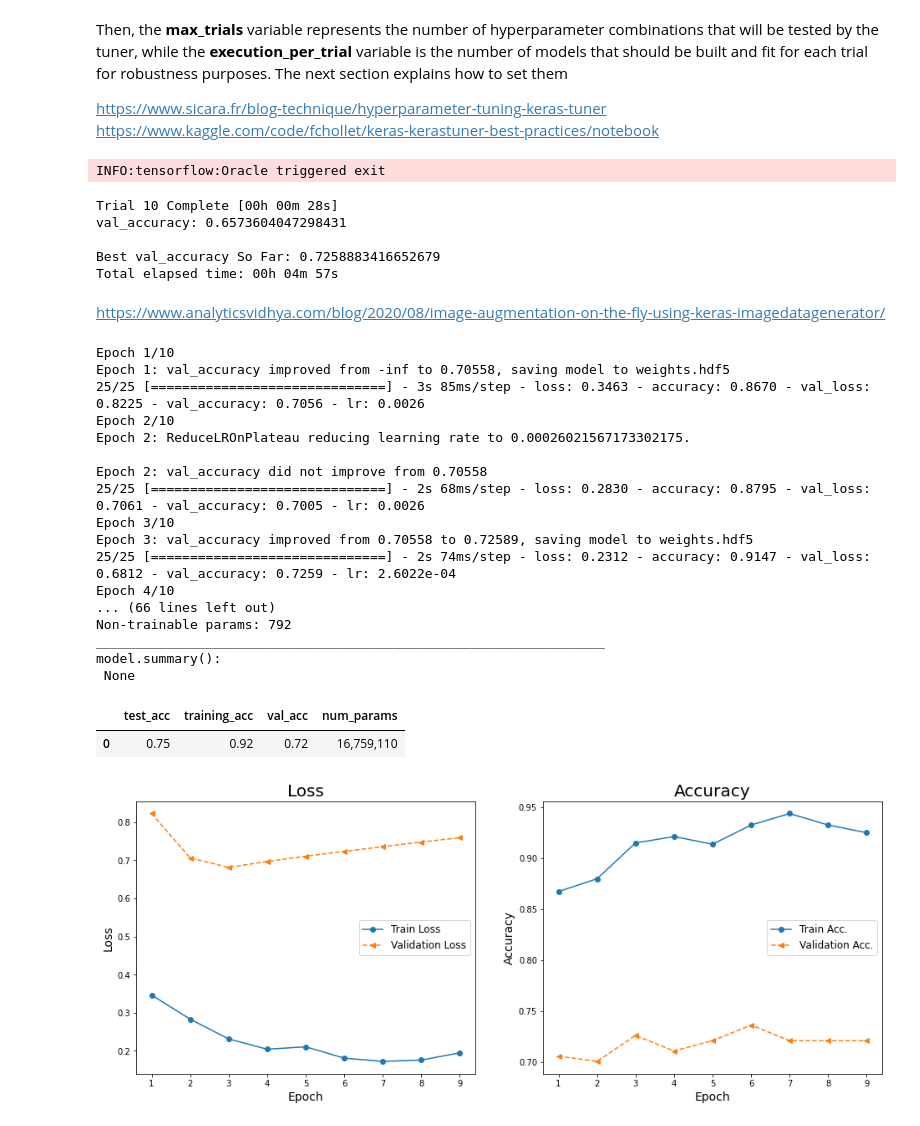
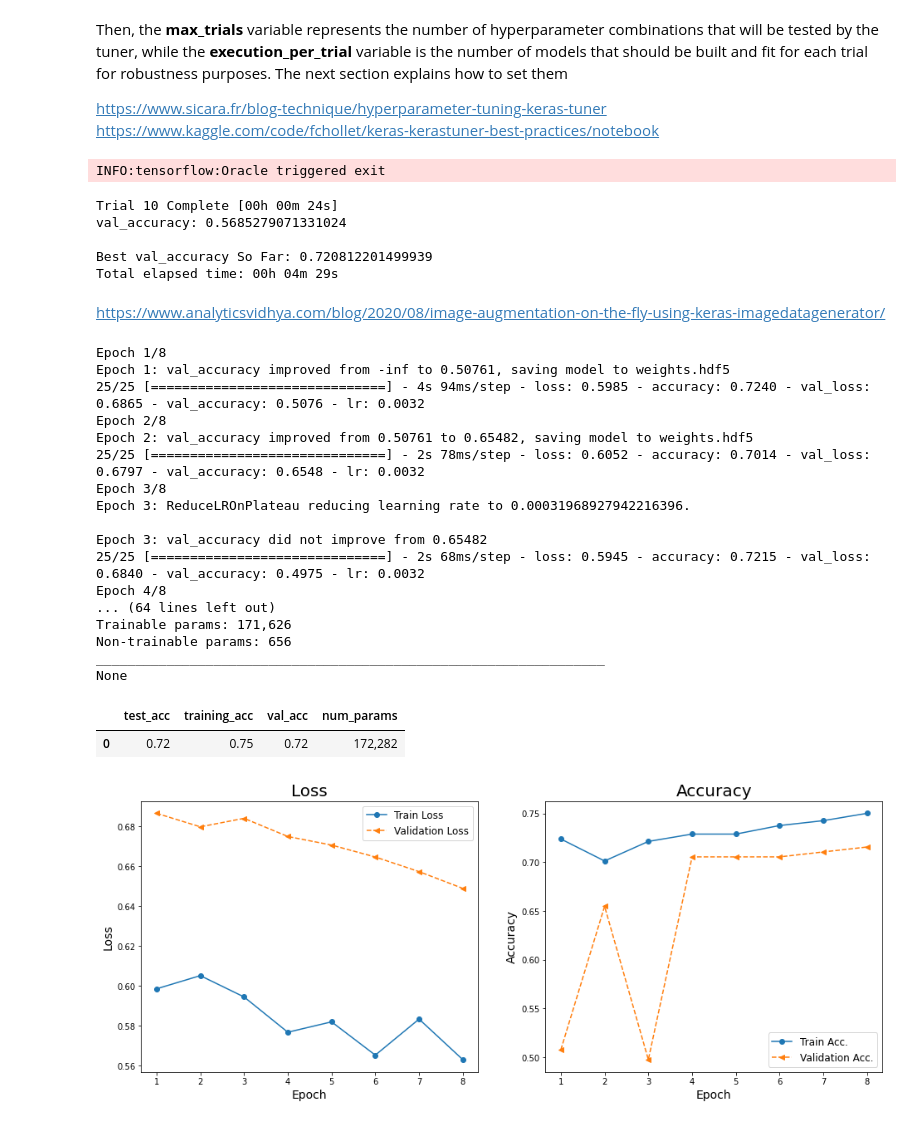
Before and after one commit to heesukjang/W207_AppliedML_Fall2022, a Jupyter notebook: 11_18_KerasTuner_plots_Final_HyperparamTuning_ImageAug_CM_CR_ROCcurve_IDC_Prediction_heesuk.ipynb, the cells around one changed output. Saved outputs shown, nothing was run; the diff lists cells and outputs as text; code cells hidden in the pictures.

```diff
--- a/11_18_KerasTuner_plots_Final_HyperparamTuning_ImageAug_CM_CR_ROCcurve_IDC_Prediction_heesuk.ipynb
+++ b/11_18_KerasTuner_plots_Final_HyperparamTuning_ImageAug_CM_CR_ROCcurve_IDC_Prediction_heesuk.ipynb
@@ -292,5 +292,8 @@ display_images(weird_imgs.reset_index(drop=True))
 # %% [markdown]
 # Preprocessing data using ImageDataGenerator
+# %%
+BATCH_SIZE = 32
+EPOCHS = 8
 # %%
 # https://faroit.com/keras-docs/0.3.3/preprocessing/image/
 # https://www.tensorflow.org/api_docs/python/tf/keras/preprocessing/image/ImageDataGenerator
@@ -524,7 +537,7 @@ def build_cnn(hp):
   model = tf.keras.Sequential()
 
   # Input layer
-  model.add(Conv2D(hp.Int('input_units', min_value=16, max_value=128, step=16), kernel_size=(hp_kernel_size,hp_kernel_size), padding='same', activation=hp_activation, input_shape = (50,50,1)))
+  model.add(Conv2D(hp.Int('input_units', min_value=16, max_value=64, step=16), kernel_size=(hp_kernel_size,hp_kernel_size), padding='same', activation=hp_activation, input_shape = (50,50,1)))
   if hp_reduction_type == 'global_avg_pooling2d':
     model.add(GlobalAveragePooling2D(keepdims=True))
   else:
@@ -615,23 +628,21 @@ tuner = kt.RandomSearch(
           project_name="breast_cancer_classification")
 
 tuner.search(train_data_generator,
-             epochs=10,
+             epochs=EPOCHS,
              callbacks=[stop_early],
              validation_data=validation_data_generator)
 # %% [output]
 INFO:tensorflow:Oracle triggered exit
-Trial 10 Complete [00h 00m 28s]
-val_accuracy: 0.6573604047298431
+Trial 10 Complete [00h 00m 24s]
+val_accuracy: 0.5685279071331024
 
-Best val_accuracy So Far: 0.7258883416652679
-Total elapsed time: 00h 04m 57s
+Best val_accuracy So Far: 0.720812201499939
+Total elapsed time: 00h 04m 29s
 # %%
 # x_all = np.concatenate((train_data_generator, validation_data_generator))
 # %% [markdown]
 https://www.analyticsvidhya.com/blog/2020/08/image-augmentation-on-the-fly-using-keras-imagedatagenerator/
 # %%
-BATCH_SIZE = 32
-
 # best_hps = tuner.get_best_hyperparameters(num_trials=1)[0]     # num_trials=5
 # model = tuner.hypermodel.build(best_hps)
 
@@ -655,7 +666,7 @@ checkpoint = ModelCheckpoint(file_path, monitor='val_accuracy', verbose=1, save_
 # Fit with the entire dataset (both training and validation sets)
 
 history = model.fit(train_data_generator,
-                  epochs=10,
+                  epochs=EPOCHS,
                   shuffle=True,
                   batch_size=BATCH_SIZE,
                   # steps_per_epoch=train_generator.shape[0]//BATCH_SIZE,
@@ -672,51 +683,50 @@ fig = plt.figure(figsize=(16,6))
 ax = fig.add_subplot(1,2,1)
 ax.plot(x_arr, hist['loss'], '-o', label='Train Loss')
 ax.plot(x_arr, hist['val_loss'], '--<', label='Validation Loss')
 ax.legend(fontsize=12)
 ax.set_xlabel('Epoch', size=14)
 ax.set_ylabel('Loss', size=14)
 ax.set_title('Loss', size=20)
 
 ax = fig.add_subplot(1,2,2)
 ax.plot(x_arr, hist['accuracy'], '-o', label='Train Acc.')
 ax.plot(x_arr, hist['val_accuracy'], '--<', label='Validation Acc.')
 ax.legend(fontsize=12)
 ax.set_xlabel('Epoch', size=14)
 ax.set_ylabel('Accuracy', size=14)
 ax.set_title('Accuracy', size=20);
 
 # Test accuracy - model.evaluate()
-test_accuracy = round(model.evaluate(test_data_generator, verbose=0,
-                          return_dict=True)['accuracy'], 2)
+test_accuracy = round(model.evaluate(test_data_generator, verbose=0, return_dict=True)['accuracy'], 2)
 training_accuracy = round(history.history['accuracy'][-1], 2)
 val_accuracy = round(history.history['val_accuracy'][-1], 2)
+count_params = model.count_params()
 
-count_params = model.count_params()
 model_summary = pd.DataFrame({'test_acc':test_accuracy,
                               'training_acc': training_accuracy,
                               'val_acc': val_accuracy,
                               'num_params':  f'{count_params:,}'}, index=[0])
 
-print('model.summary():\n',model.summary())
+print(model.summary())
 model_summary
 # %% [output]
-Epoch 1/10
-Epoch 1: val_accuracy improved from -inf to 0.70558, saving model to weights.hdf5
-25/25 [==============================] - 3s 85ms/step - loss: 0.3463 - accuracy: 0.8670 - val_loss: 0.8225 - val_accuracy: 0.7056 - lr: 0.0026
-Epoch 2/10
-Epoch 2: ReduceLROnPlateau reducing learning rate to 0.00026021567173302175.
+Epoch 1/8
+Epoch 1: val_accuracy improved from -inf to 0.50761, saving model to weights.hdf5
+25/25 [==============================] - 4s 94ms/step - loss: 0.5985 - accuracy: 0.7240 - val_loss: 0.6865 - val_accuracy: 0.5076 - lr: 0.0032
+Epoch 2/8
+Epoch 2: val_accuracy improved from 0.50761 to 0.65482, saving model to weights.hdf5
+25/25 [==============================] - 2s 78ms/step - loss: 0.6052 - accuracy: 0.7014 - val_loss: 0.6797 - val_accuracy: 0.6548 - lr: 0.0032
+Epoch 3/8
+Epoch 3: ReduceLROnPlateau reducing learning rate to 0.00031968927942216396.
 
-Epoch 2: val_accuracy did not improve from 0.70558
-25/25 [==============================] - 2s 68ms/step - loss: 0.2830 - accuracy: 0.8795 - val_loss: 0.7061 - val_accuracy: 0.7005 - lr: 0.0026
-Epoch 3/10
-Epoch 3: val_accuracy improved from 0.70558 to 0.72589, saving model to weights.hdf5
-25/25 [==============================] - 2s 74ms/step - loss: 0.2312 - accuracy: 0.9147 - val_loss: 0.6812 - val_accuracy: 0.7259 - lr: 2.6022e-04
-Epoch 4/10
-... (66 lines left out)
-Non-trainable params: 792
+Epoch 3: val_accuracy did not improve from 0.65482
+25/25 [==============================] - 2s 68ms/step - loss: 0.5945 - accuracy: 0.7215 - val_loss: 0.6840 - val_accuracy: 0.4975 - lr: 0.0032
+Epoch 4/8
+... (64 lines left out)
+Trainable params: 171,626
+Non-trainable params: 656
 _________________________________________________________________
-model.summary():
- None
+None
 |  | test_acc | training_acc | val_acc | num_params |
-| 0 | 0.75 | 0.92 | 0.72 | 16,759,110 |
+| 0 | 0.72 | 0.75 | 0.72 | 172,282 |
-[figure, old version]
+[figure, new version]
```
Also changed, not shown: parts of 12 cells of this notebook.
